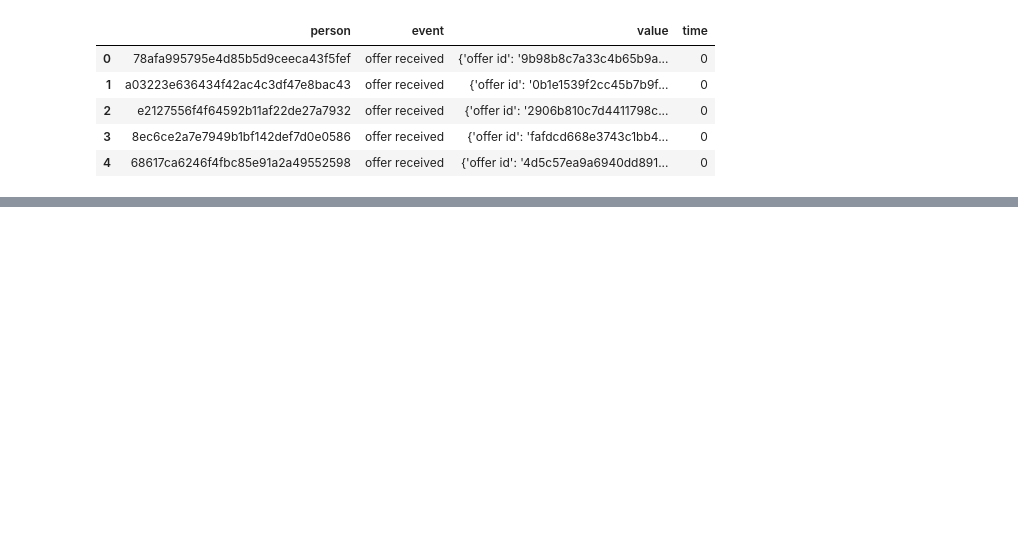
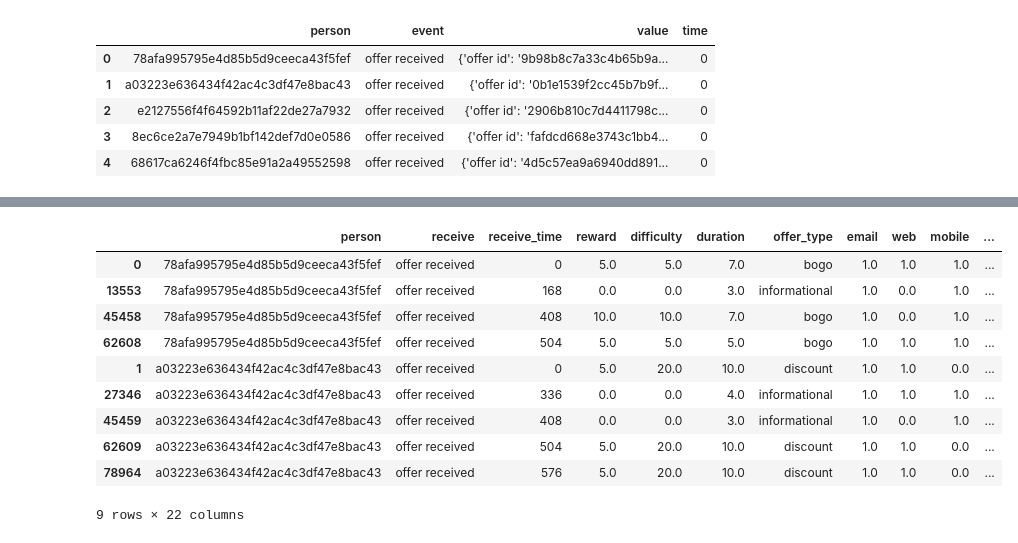
Before and after one commit to SarahG1010/Starbuck_Project, a Jupyter notebook: Starbucks_Capstone_notebook.ipynb, the cells around one changed output, grey strips where cells are left out. Saved outputs shown, nothing was run; the diff lists cells and outputs as text; code cells hidden in the pictures; blank space fills up the shorter version.

```diff
--- a/Starbucks_Capstone_notebook.ipynb
+++ b/Starbucks_Capstone_notebook.ipynb
@@ -103,0 +788,8 @@ transcript.head()
+# %%
+# create a copy
+df_all  = df_rev_view_trans_comp.copy()
+
+#count the number of offers a person received
+df_ct = pd.DataFrame(df_all.groupby('person')['receive'].count()).reset_index()
+df_ct = df_ct.rename(columns = {'receive': 'receive_ct'})
+df_ct.head()
@@ -103,0 +808,7 @@ transcript.head()
+# %%
+# create a bool condition for information offer
+# True when a offer is informational => is viewed => followed a transaction
+# when ['offer_type']=='informational' & ['view']=='offer viewed' & ['transaction']=='transaction'
+# the condition1 = true
+cond1 = (df_all['offer_type']=='informational')*(df_all['view']=='offer viewed')*(df_all['transaction']=='transaction')
+cond1
@@ -103,0 +828,17 @@ transcript.head()
+# %%
+# create a bool condition for ALL other offer
+# True when a offer 'is NOT informational' => is viewed => followed a transaction => is complete and gain a reward
+# when ['offer_type']!='informational' & ['view']=='offer viewed'
+# the condition21 = true
+# when ['transaction']=='transaction' & ['complete']=='offer completed'
+# the condition22 = true
+# when condition21 = true and condition22 = true
+# the condition2 = true
+cond21 = (df_all['offer_type']!='informational')*(df_all['view']=='offer viewed')
+cond22 = (df_all['transaction']=='transaction')*(df_all['complete']=='offer completed')
+cond2 =cond21* cond22
+# %%
+# create the success column with the 'OR' for two conditions
+cond = cond1|cond2
+df_all['success'] = cond.astype(int)
+df_all.head()
@@ -103,0 +853,18 @@ transcript.head()
+# %%
+# double check if the result is correct
+df_all1 = df_all[df_all['person']=='78afa995795e4d85b5d9ceeca43f5fef']
+df_all2 = df_all[df_all['person']=='a03223e636434f42ac4c3df47e8bac43']
+df_all12 = pd.concat([df_all1,df_all2])
+df_all12
+# %% [output]
+|  | person | receive | receive_time | reward | difficulty | duration | offer_type | email | web | mobile | ... |
+| 0 | 78afa995795e4d85b5d9ceeca43f5fef | offer received | 0 | 5.0 | 5.0 | 7.0 | bogo | 1.0 | 1.0 | 1.0 | ... |
+| 13553 | 78afa995795e4d85b5d9ceeca43f5fef | offer received | 168 | 0.0 | 0.0 | 3.0 | informational | 1.0 | 0.0 | 1.0 | ... |
+| 45458 | 78afa995795e4d85b5d9ceeca43f5fef | offer received | 408 | 10.0 | 10.0 | 7.0 | bogo | 1.0 | 0.0 | 1.0 | ... |
+| 62608 | 78afa995795e4d85b5d9ceeca43f5fef | offer received | 504 | 5.0 | 5.0 | 5.0 | bogo | 1.0 | 1.0 | 1.0 | ... |
+| 1 | a03223e636434f42ac4c3df47e8bac43 | offer received | 0 | 5.0 | 20.0 | 10.0 | discount | 1.0 | 1.0 | 0.0 | ... |
+| 27346 | a03223e636434f42ac4c3df47e8bac43 | offer received | 336 | 0.0 | 0.0 | 4.0 | informational | 1.0 | 1.0 | 1.0 | ... |
+| 45459 | a03223e636434f42ac4c3df47e8bac43 | offer received | 408 | 0.0 | 0.0 | 3.0 | informational | 1.0 | 0.0 | 1.0 | ... |
+| 62609 | a03223e636434f42ac4c3df47e8bac43 | offer received | 504 | 5.0 | 20.0 | 10.0 | discount | 1.0 | 1.0 | 0.0 | ... |
+| 78964 | a03223e636434f42ac4c3df47e8bac43 | offer received | 576 | 5.0 | 20.0 | 10.0 | discount | 1.0 | 1.0 | 0.0 | ... |
+9 rows × 22 columns
```
Also changed, not shown: parts of 82 cells of this notebook, 3 other files.
